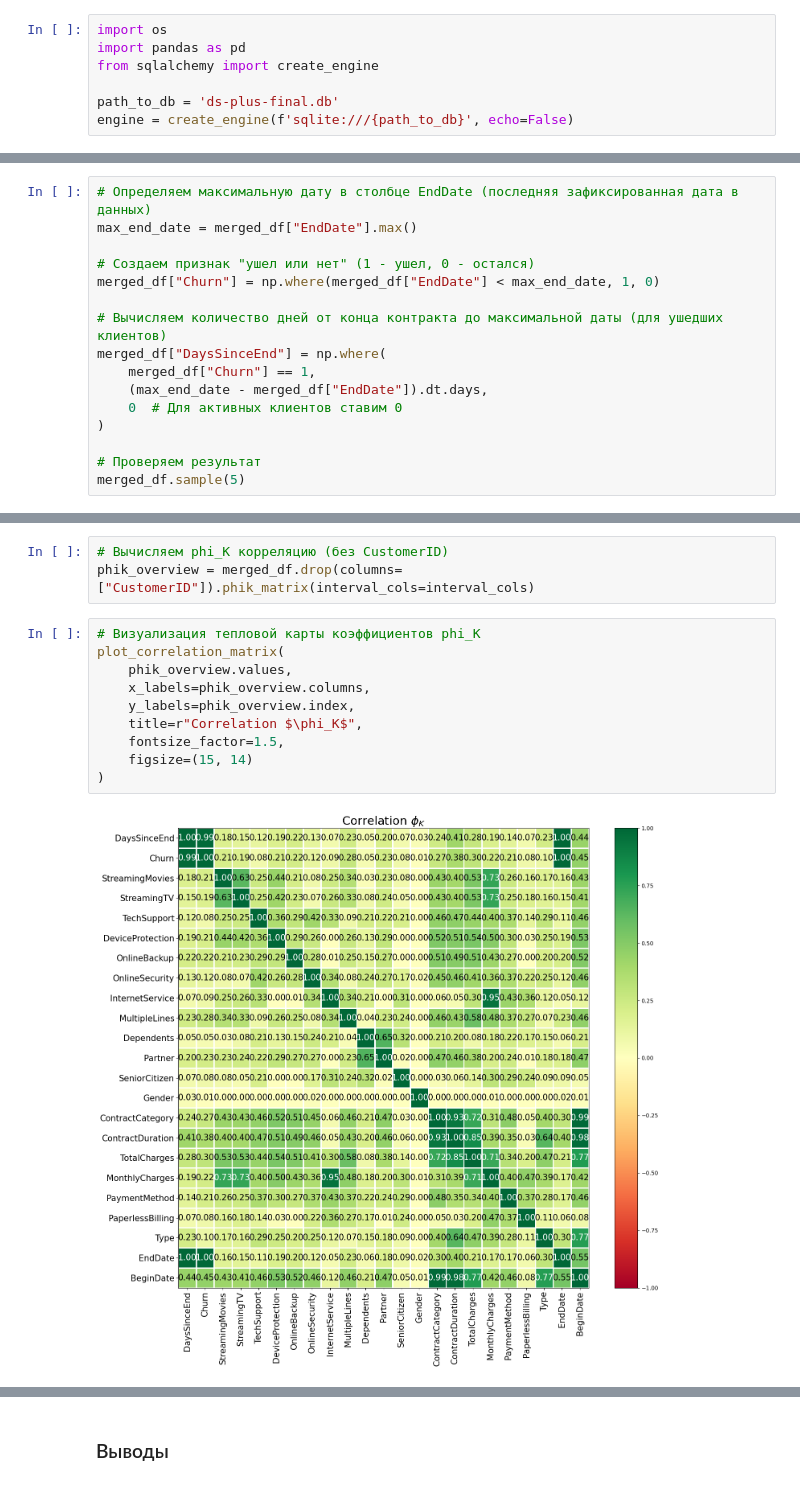
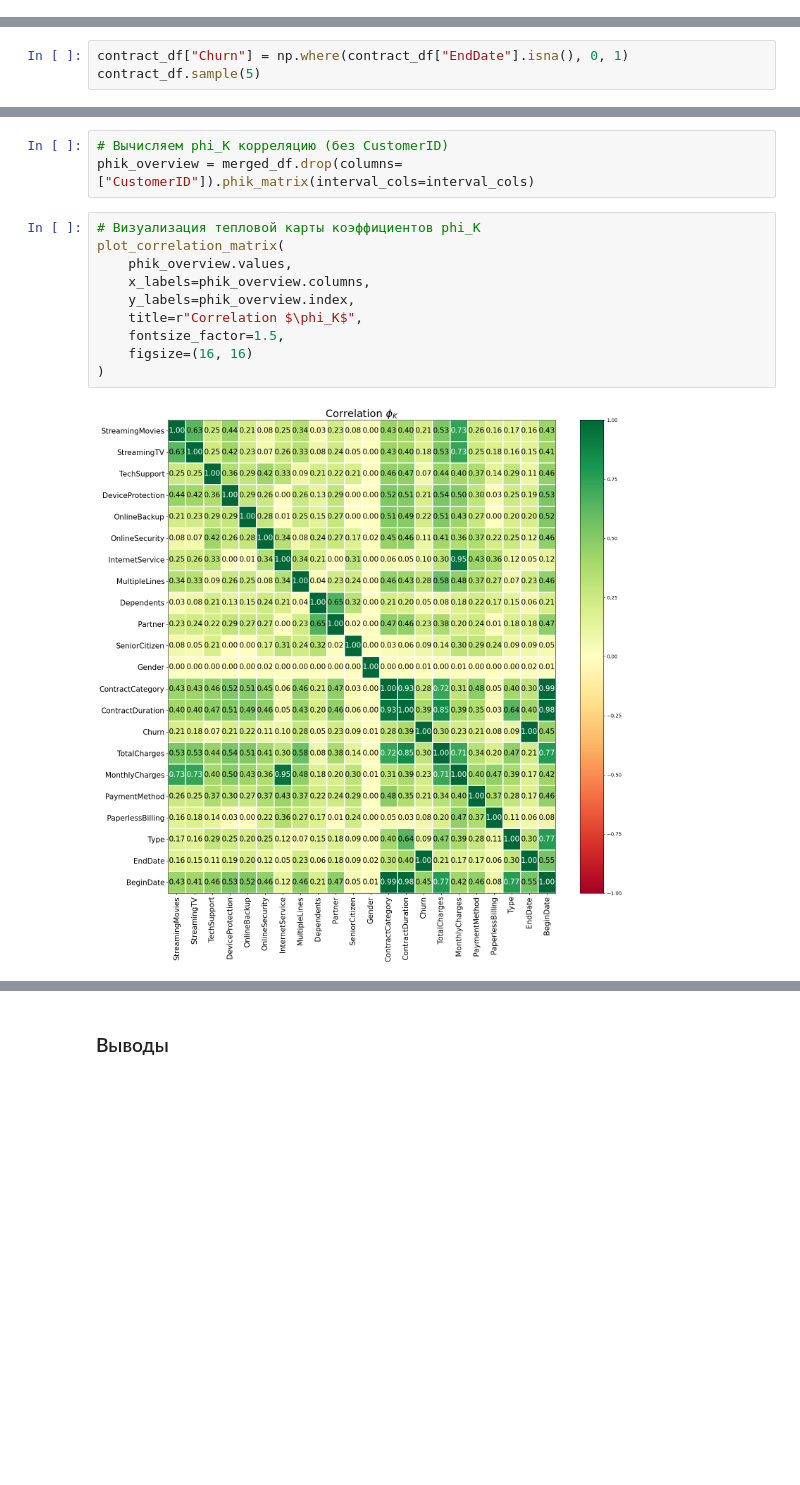
Before and after one commit to IgnatenkoNady/Day_to_day_diploma, a Jupyter notebook: 2025_02_16_diplom.ipynb, the cells around one changed output, grey strips where cells are left out. Cells and saved outputs as stored; diff of their text form; blank space fills up the shorter version.

```diff
--- a/2025_02_16_diplom.ipynb
+++ b/2025_02_16_diplom.ipynb
@@ -1,9 +1,2 @@
 # %%
 path_to_db = '/Users/naziaignatenko/Public/PRACTICUM_YANDEX/Projects/diplom/data/ds-plus-final.db'
-# %%
-import os
-import pandas as pd
-from sqlalchemy import create_engine
-
-path_to_db = 'ds-plus-final.db'
-engine = create_engine(f'sqlite:///{path_to_db}', echo=False)
@@ -316,0 +339,3 @@ plt.show()
+# %%
+contract_df["Churn"] = np.where(contract_df["EndDate"].isna(), 0, 1)
+contract_df.sample(5)
@@ -744,19 +803,3 @@ TechSupport         1526
 StreamingTV         1526
 StreamingMovies     1526
 dtype: int64
-# %%
-# Определяем максимальную дату в столбце EndDate (последняя зафиксированная дата в данных)
-max_end_date = merged_df["EndDate"].max()
-
-# Создаем признак "ушел или нет" (1 - ушел, 0 - остался)
-merged_df["Churn"] = np.where(merged_df["EndDate"] < max_end_date, 1, 0)
-
-# Вычисляем количество дней от конца контракта до максимальной даты (для ушедших клиентов)
-merged_df["DaysSinceEnd"] = np.where(
-    merged_df["Churn"] == 1,
-    (max_end_date - merged_df["EndDate"]).dt.days,
-    0  # Для активных клиентов ставим 0
-)
-
-# Проверяем результат
-merged_df.sample(5)
@@ -812,12 +827,12 @@ phik_overview = merged_df.drop(columns=["CustomerID"]).phik_matrix(interval_cols
 # %%
 # Визуализация тепловой карты коэффициентов phi_K
 plot_correlation_matrix(
     phik_overview.values,
     x_labels=phik_overview.columns,
     y_labels=phik_overview.index,
     title=r"Correlation $\phi_K$",
     fontsize_factor=1.5,
-    figsize=(15, 14)
+    figsize=(16, 16)
 )
 # %% [output]
-[figure, old version]
+[figure, new version]
```
Also changed, not shown: parts of 37 cells of this notebook, 1 other file.
